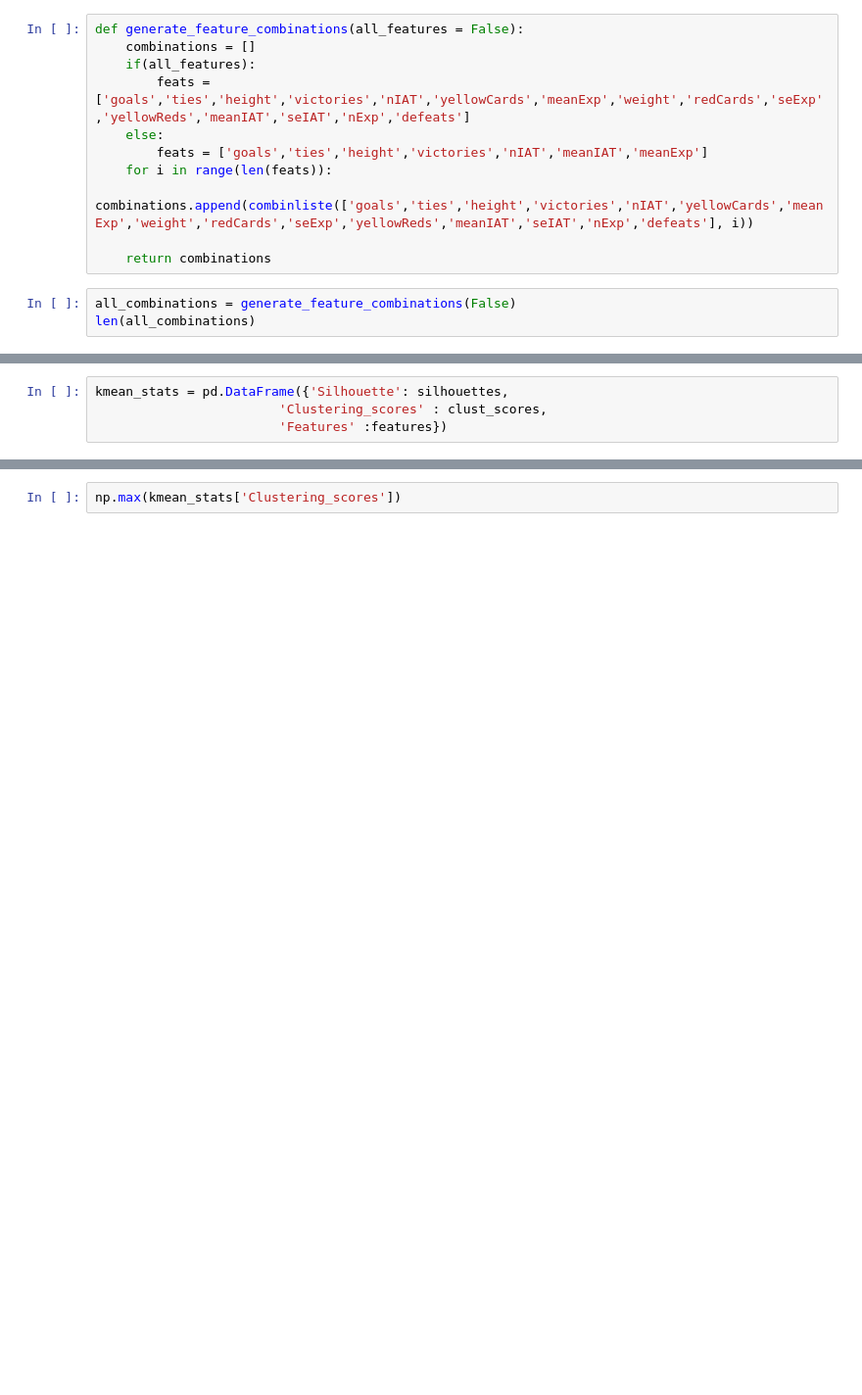
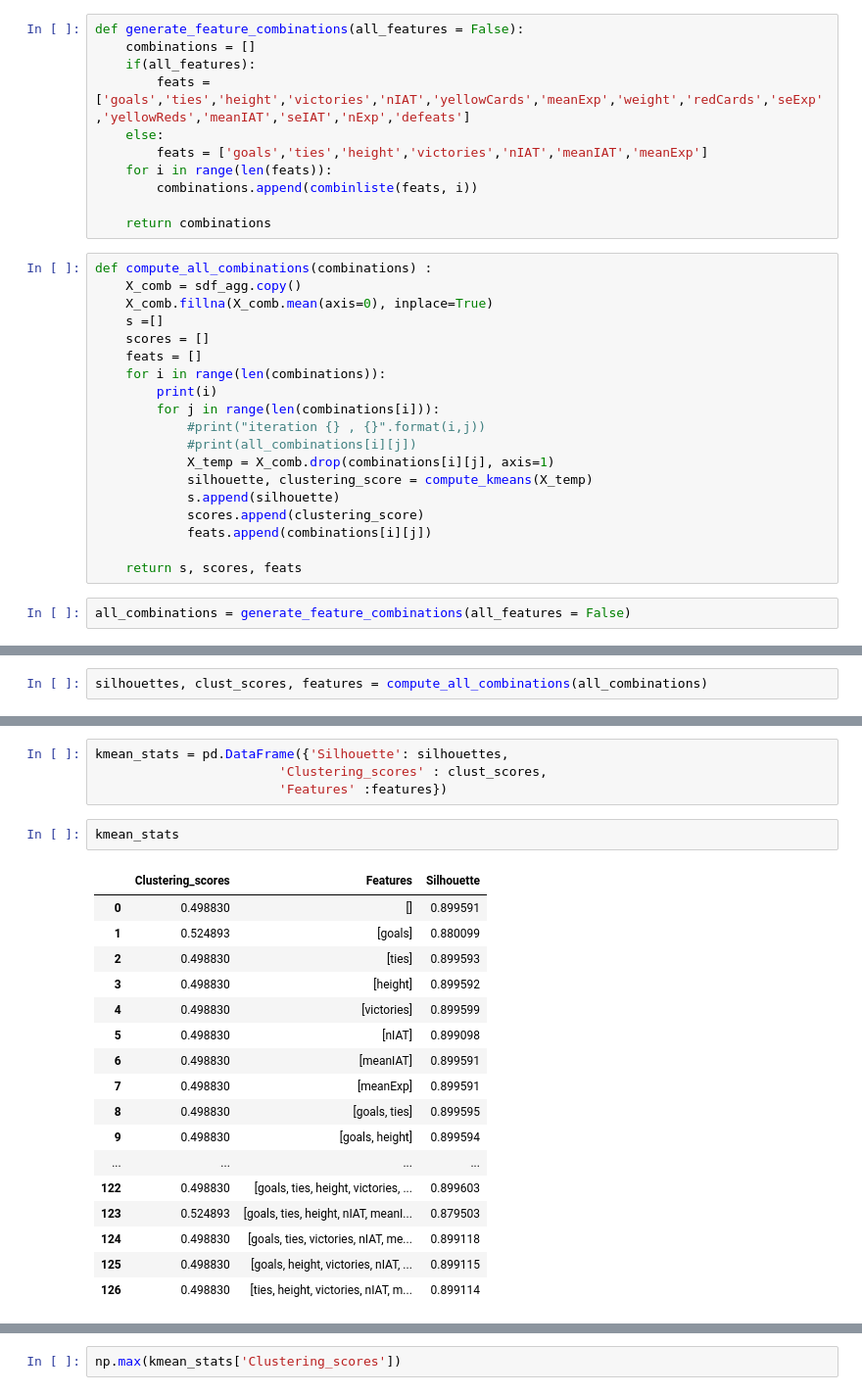
Before and after one commit to ireneu/ada, a Jupyter notebook: HW04/Task2 .ipynb, the cells around one changed output, grey strips where cells are left out. Shown at 98% size. Cells and saved outputs as stored; diff of their text form; blank space fills up the shorter version.

```diff
--- a/HW04/Task2 .ipynb
+++ b/HW04/Task2 .ipynb
@@ -235,9 +237,27 @@ def generate_feature_combinations(all_features = False):
     else:
         feats = ['goals','ties','height','victories','nIAT','meanIAT','meanExp']
     for i in range(len(feats)):
-        combinations.append(combinliste(['goals','ties','height','victories','nIAT','yellowCards','meanExp','weight','redCards','seExp','yellowReds','meanIAT','seIAT','nExp','defeats'], i))
+        combinations.append(combinliste(feats, i))
 
     return combinations
+# %%
+def compute_all_combinations(combinations) :
+    X_comb = sdf_agg.copy()
+    X_comb.fillna(X_comb.mean(axis=0), inplace=True)
+    s =[]
+    scores = []
+    feats = []
+    for i in range(len(combinations)):
+        print(i)
+        for j in range(len(combinations[i])):
+            #print("iteration {} , {}".format(i,j))
+            #print(all_combinations[i][j])
+            X_temp = X_comb.drop(combinations[i][j], axis=1)
+            silhouette, clustering_score = compute_kmeans(X_temp)
+            s.append(silhouette)
+            scores.append(clustering_score)
+            feats.append(combinations[i][j])
+
+    return s, scores, feats
 # %%
-all_combinations = generate_feature_combinations(False)
-len(all_combinations)
+all_combinations = generate_feature_combinations(all_features = False)
@@ -269,0 +264,2 @@ for i in range(len(all_combinations)):
+# %%
+silhouettes, clust_scores, features = compute_all_combinations(all_combinations)
@@ -271,3 +275,23 @@ for i in range(len(all_combinations)):
 kmean_stats = pd.DataFrame({'Silhouette': silhouettes,
                         'Clustering_scores' : clust_scores,
                         'Features' :features})
+# %%
+kmean_stats
+# %% [output]
+|  | Clustering_scores | Features | Silhouette |
+| 0 | 0.498830 | [] | 0.899591 |
+| 1 | 0.524893 | [goals] | 0.880099 |
+| 2 | 0.498830 | [ties] | 0.899593 |
+| 3 | 0.498830 | [height] | 0.899592 |
+| 4 | 0.498830 | [victories] | 0.899599 |
+| 5 | 0.498830 | [nIAT] | 0.899098 |
+| 6 | 0.498830 | [meanIAT] | 0.899591 |
+| 7 | 0.498830 | [meanExp] | 0.899591 |
+| 8 | 0.498830 | [goals, ties] | 0.899595 |
+| 9 | 0.498830 | [goals, height] | 0.899594 |
+| ... | ... | ... | ... |
+| 122 | 0.498830 | [goals, ties, height, victories, ... | 0.899603 |
+| 123 | 0.524893 | [goals, ties, height, nIAT, meanI... | 0.879503 |
+| 124 | 0.498830 | [goals, ties, victories, nIAT, me... | 0.899118 |
+| 125 | 0.498830 | [goals, height, victories, nIAT, ... | 0.899115 |
+| 126 | 0.498830 | [ties, height, victories, nIAT, m... | 0.899114 |
```
Also changed, not shown: parts of 5 cells of this notebook.
